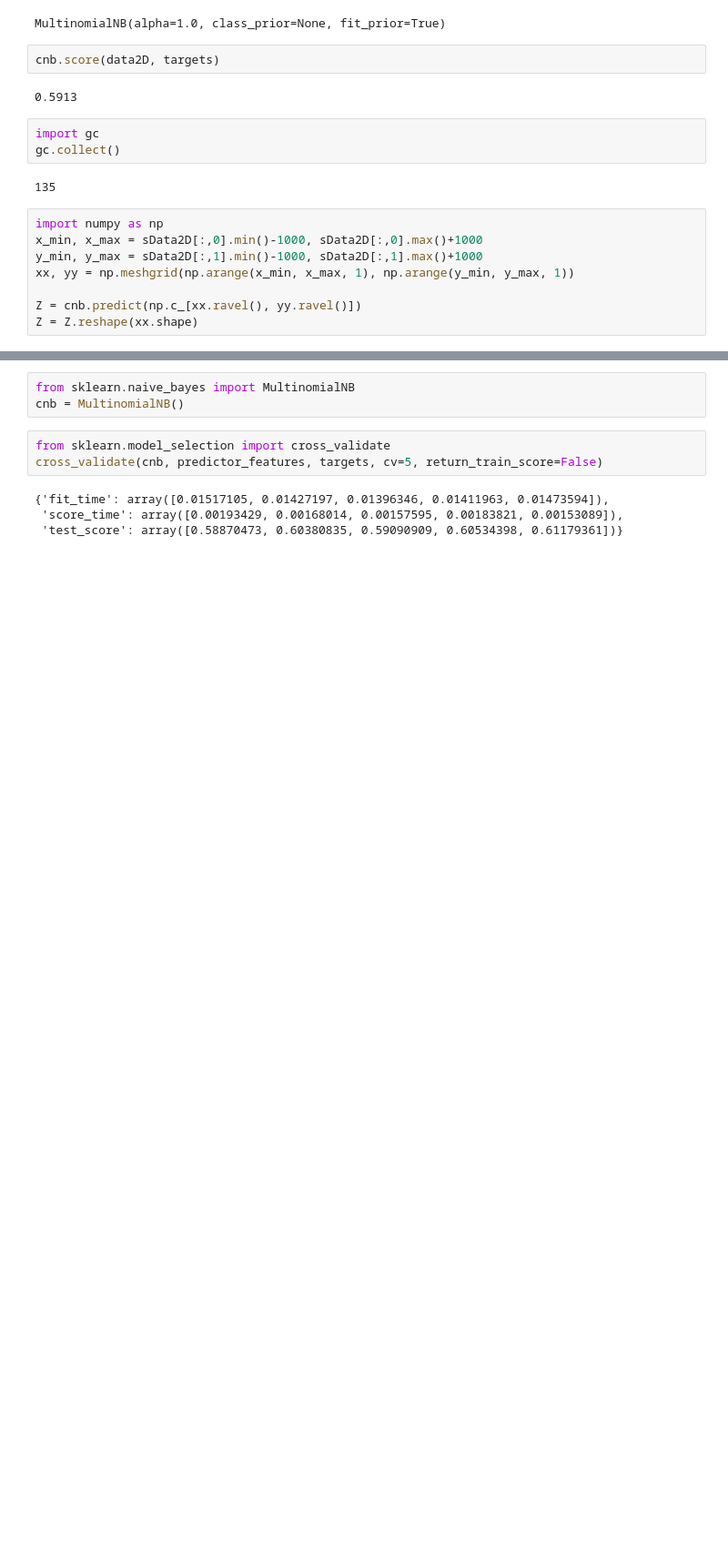
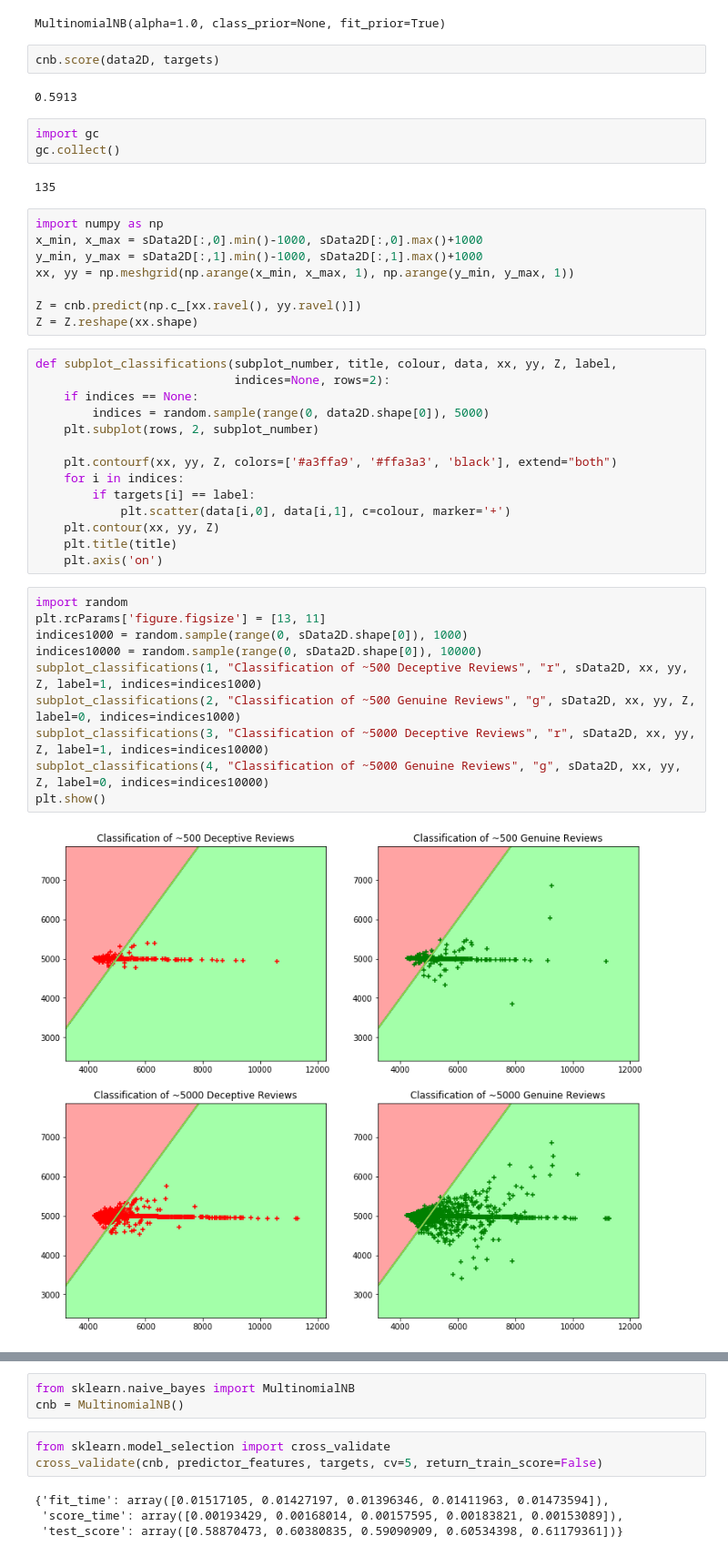
Before and after one commit to CPSSD/LUCAS, a Jupyter notebook: LUCAS/notebooks/yelp/2_nbayes_BetterFeatures.ipynb, the cells around one changed output, grey strips where cells are left out. Shown at 91% size. Drawn from its saved outputs; the diff is of its cells as text; blank space fills up the shorter version.

Commit message:
Added naive bayes contour graph

```diff
--- a/LUCAS/notebooks/yelp/2_nbayes_BetterFeatures.ipynb
+++ b/LUCAS/notebooks/yelp/2_nbayes_BetterFeatures.ipynb
@@ -267,3 +267,29 @@ xx, yy = np.meshgrid(np.arange(x_min, x_max, 1), np.arange(y_min, y_max, 1))
 
 Z = cnb.predict(np.c_[xx.ravel(), yy.ravel()])
 Z = Z.reshape(xx.shape)
+# %%
+def subplot_classifications(subplot_number, title, colour, data, xx, yy, Z, label,
+                            indices=None, rows=2):
+    if indices == None:
+        indices = random.sample(range(0, data2D.shape[0]), 5000)
+    plt.subplot(rows, 2, subplot_number)
+
+    plt.contourf(xx, yy, Z, colors=['#a3ffa9', '#ffa3a3', 'black'], extend="both")
+    for i in indices:
+        if targets[i] == label:
+            plt.scatter(data[i,0], data[i,1], c=colour, marker='+')
+    plt.contour(xx, yy, Z)
+    plt.title(title)
+    plt.axis('on')
+# %%
+import random
+plt.rcParams['figure.figsize'] = [13, 11]
+indices1000 = random.sample(range(0, sData2D.shape[0]), 1000)
+indices10000 = random.sample(range(0, sData2D.shape[0]), 10000)
+subplot_classifications(1, "Classification of ~500 Deceptive Reviews", "r", sData2D, xx, yy, Z, label=1, indices=indices1000)
+subplot_classifications(2, "Classification of ~500 Genuine Reviews", "g", sData2D, xx, yy, Z, label=0, indices=indices1000)
+subplot_classifications(3, "Classification of ~5000 Deceptive Reviews", "r", sData2D, xx, yy, Z, label=1, indices=indices10000)
+subplot_classifications(4, "Classification of ~5000 Genuine Reviews", "g", sData2D, xx, yy, Z, label=0, indices=indices10000)
+plt.show()
+# %% [output]
+[figure, added]
```
Also changed, not shown: parts of 1 cell of this notebook.
